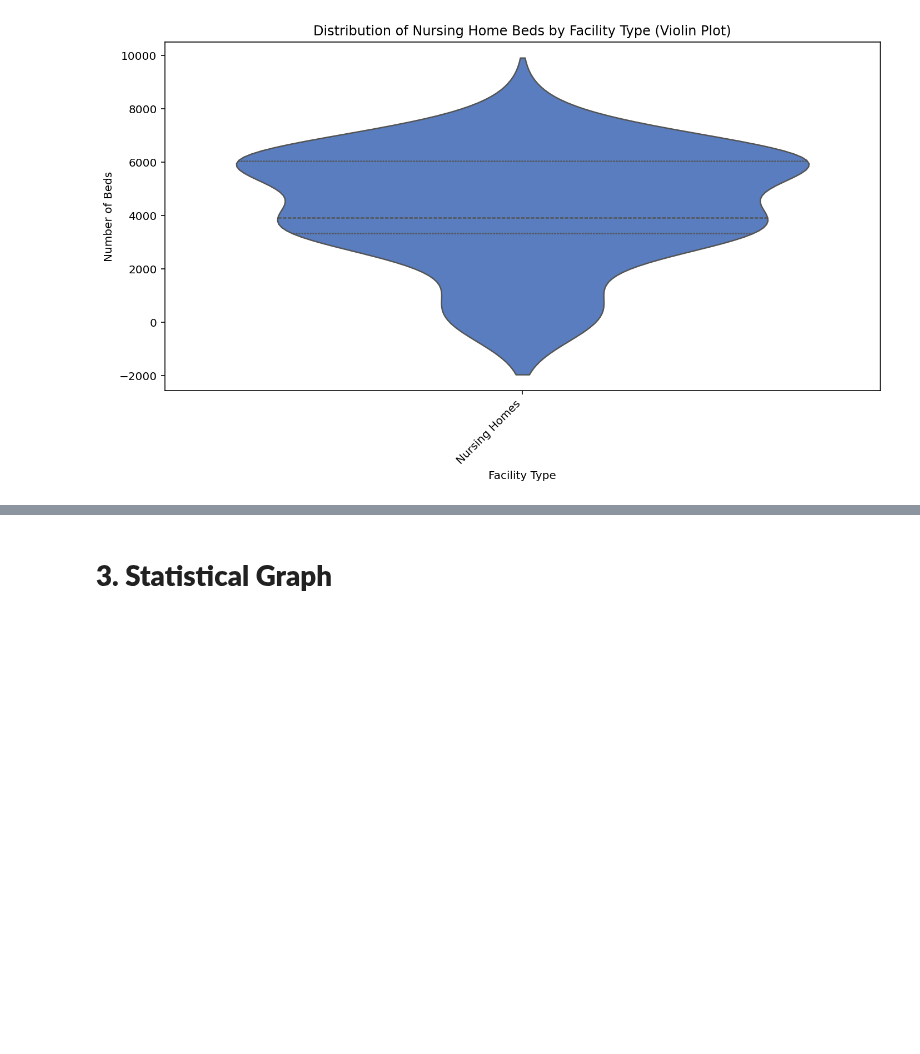
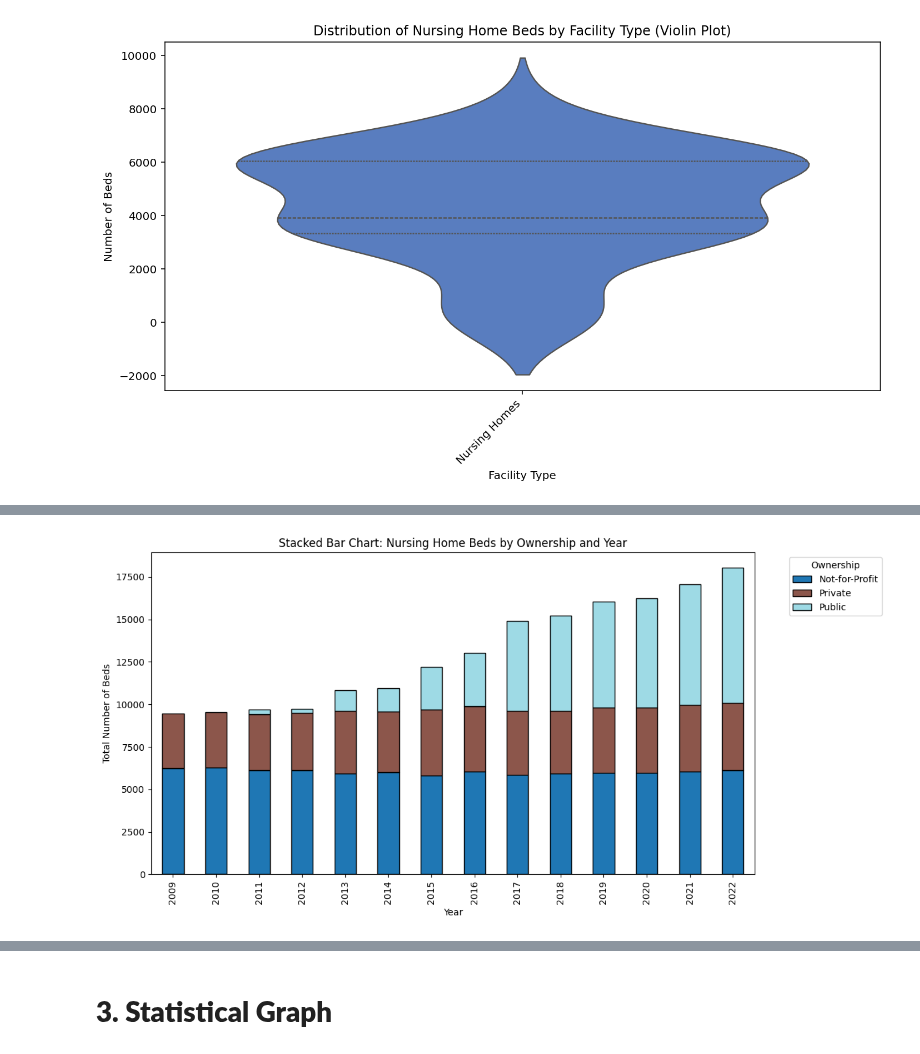
Before and after one commit to fdmy2713-dotcom/ADS1, a Jupyter notebook: Farah_ADS1_Assignment_Statistics_and_Trends_v6.ipynb, the cells around one changed output, grey strips where cells are left out. Cells and saved outputs as stored; diff of their text form; code cells hidden in the pictures; blank space fills up the shorter version.

```diff
--- a/Farah_ADS1_Assignment_Statistics_and_Trends_v6.ipynb
+++ b/Farah_ADS1_Assignment_Statistics_and_Trends_v6.ipynb
@@ -343,0 +384,26 @@ plot_categorical_violin(df_nursinghome, type_col)
+# %%
+# Function 2: Stacked Bar Chart by Ownership
+def plot_categorical_stacked_bar_by_ownership(df, ownership_col):
+    """
+    Stacked bar chart showing total nursing home beds by ownership each year.
+    """
+    if ownership_col is None:
+        print("⚠️ No ownership column found in dataset.")
+        return
+
+    df_grouped = df.groupby(['year', ownership_col], as_index=False)['no_beds'].sum()
+    df_pivot = df_grouped.pivot(index='year', columns=ownership_col, values='no_beds').fillna(0)
+
+    # Plot stacked bar chart
+    df_pivot.plot(kind='bar', stacked=True, figsize=(12, 6), colormap='tab20', edgecolor='black')
+    plt.title("Stacked Bar Chart: Nursing Home Beds by Ownership and Year")
+    plt.xlabel("Year")
+    plt.ylabel("Total Number of Beds")
+    plt.legend(title="Ownership", bbox_to_anchor=(1.05, 1), loc='upper left')
+    plt.tight_layout()
+    plt.show()
+# %%
+# Call the functions
+plot_categorical_stacked_bar_by_ownership(df_nursinghome, ownership_col)
+# %% [output]
+[figure, added]
```
Also changed, not shown: parts of 10 cells of this notebook.
